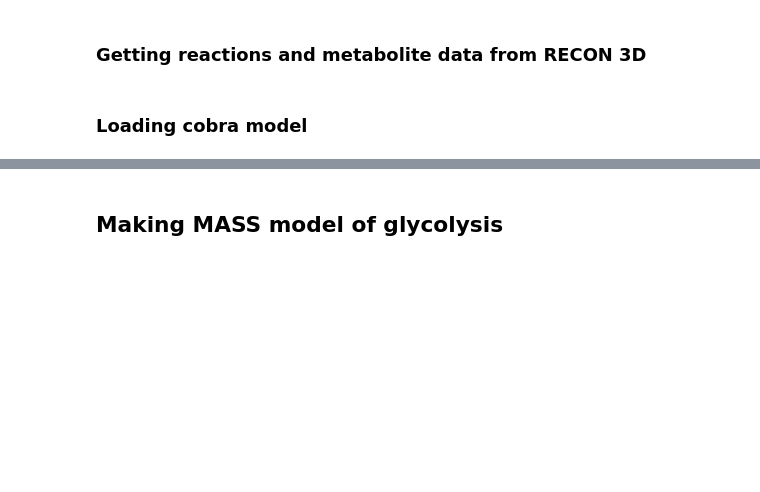
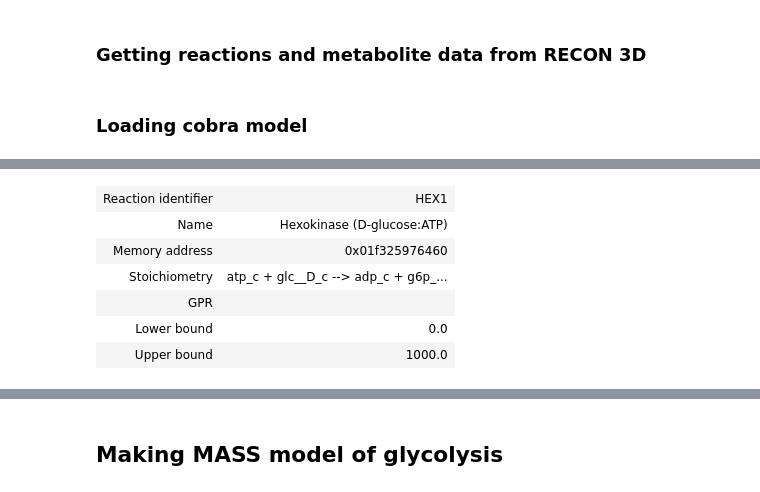
Before and after one commit to Sicily-maker/LiverModel, a Jupyter notebook: 0.0.4-liver-from-recon-3D.ipynb, the cells around one changed output, grey strips where cells are left out. Drawn from its saved outputs; the diff is of its cells as text; code cells hidden in the pictures; blank space fills up the shorter version.

Commit message:
gluconeogenesis

```diff
--- a/0.0.4-liver-from-recon-3D.ipynb
+++ b/0.0.4-liver-from-recon-3D.ipynb
@@ -80,7 +87,7 @@ for met_id, info in metabolite_info.items():
     trial.add_metabolites(met)
 # %%
 # Loading reaction data as JSON file to maintain data types as dictionaries
-rxn_json = os.path.join(data_dir,"reaction_json")
+rxn_json = os.path.join(data_dir,"glycolysis_gluconeogenesis_reaction_df.json")
 with open(rxn_json) as json_file:
     rxn_data = json.load(json_file)
 # %%
@@ -121,0 +123,10 @@ rxn.add_metabolites(nadhm)
+# %%
+trial.reactions.HEX1
+# %% [output]
+| Reaction identifier | HEX1 |
+| Name | Hexokinase (D-glucose:ATP) |
+| Memory address | 0x01f325976460 |
+| Stoichiometry | atp_c + glc__D_c --> adp_c + g6p_... |
+| GPR |  |
+| Lower bound | 0.0 |
+| Upper bound | 1000.0 |
```
Also changed, not shown: parts of 15 cells of this notebook, 15 other files.
